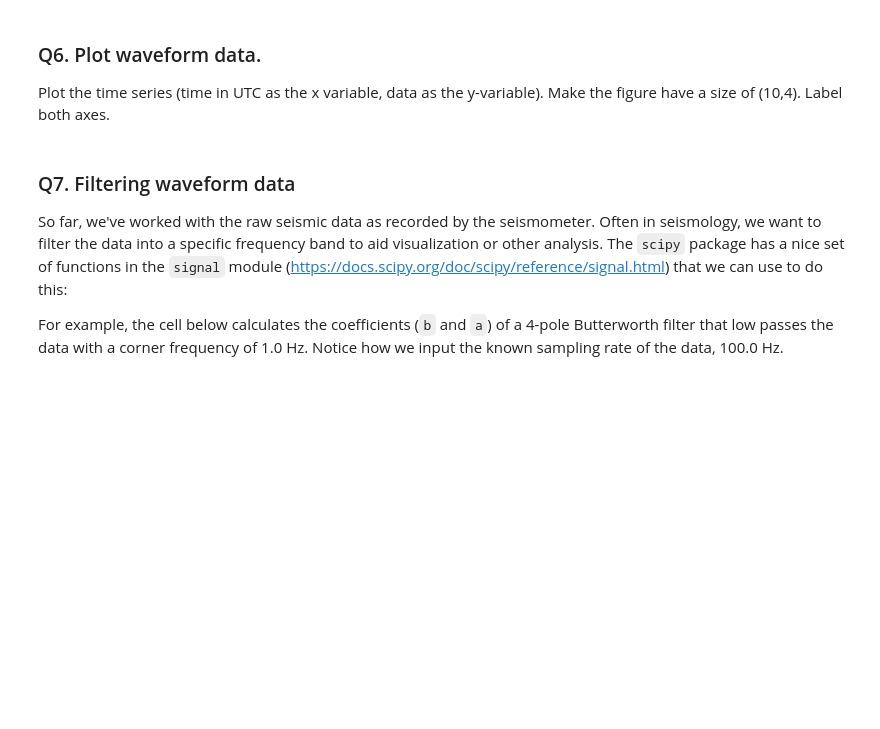
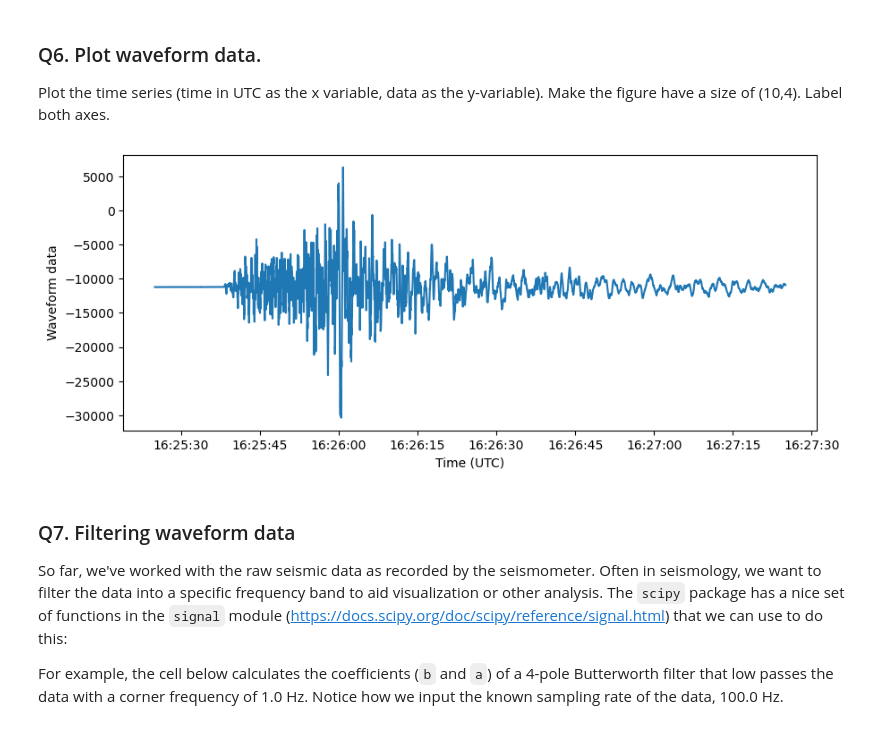
Before and after one commit to gshelor/GEOL679, a Jupyter notebook: Homework/HW7/GShelorHomework7_lectures_16-17.ipynb, the cells around one changed output. Drawn from its saved outputs; the diff is of its cells as text; code cells hidden in the pictures; blank space fills up the shorter version.

```diff
--- a/Homework/HW7/GShelorHomework7_lectures_16-17.ipynb
+++ b/Homework/HW7/GShelorHomework7_lectures_16-17.ipynb
@@ -42,3 +109,18 @@ To create a time series of data points from these lines, do the following:
 4. Append each number in sequence as an `int` to your list.
 
 At the end, convert the list into a numpy array and print its length and the first 5 values.
+# %%
+## creating empty list to store integers
+int_list = []
+
+for i in range(17, len(kumamoto)):
+    row = kumamoto[i]
+    row_strlist = row.split()
+    for x in range(len(row_strlist)):
+        num_int = int(row_strlist[x])
+        int_list.append(num_int)
+
+## converting to array
+int_array = np.asarray(int_list)
+## printing first 5 values
+print(int_array[0:5])
@@ -48,6 +132,11 @@ At the end, convert the list into a numpy array and print its length and the fir
 Make an empty `pandas DataFrame` called "wf". Add your seismic data as the first column, and add a second column with a timing array of the same length and the correct sampling rate. The time vector should start at t = 0.0 and have units of seconds.
 
 *Hint*: the time increment between points is equal to `1 / meta["fsamp"]`. This can be used as the interval in `np.arange()`, for example.
+# %%
+## creating dataframe, adding columns
+wf = pd.DataFrame()
+wf['seismic'] = int_array
+wf['time_array'] = np.arange(0.0, 120, 1/meta["fsamp"])
 # %% [markdown]
 ### Q5. Convert your time vector to UTC.
 
@@ -57,3 +146,10 @@ In Q4, you made a time vector with the right sampling rate but starting at a tim
 2. Since "tstart" is Japan's time zone, we need to subtract nine hours to convert to the standard UTC. Do this by subtracting `pd.to_timedelta(9, unit="H")` from your new column.
 
 Display your DataFrame with these updates.
+# %%
+## creating tstart column, converting time
+wf["timestamp"] = meta["tstart"] + pd.to_timedelta(wf['time_array'], unit = "s")
+wf["timestamp_utc"] = wf["timestamp"] - pd.to_timedelta(9, unit = "H")
+
+## viewing df
+wf
@@ -61,6 +171,14 @@ Display your DataFrame with these updates.
 ### Q6. Plot waveform data.
 
 Plot the time series (time in UTC as the x variable, data as the y-variable). Make the figure have a size of (10,4). Label both axes.
+# %%
+## changing figure size, plotting data
+plt.figure(figsize=(10,4))
+plt.plot(wf["timestamp_utc"], wf["seismic"])
+plt.xlabel("Time (UTC)")
+plt.ylabel("Waveform data");
+# %% [output]
+[figure, added]
 # %% [markdown]
 ### Q7. Filtering waveform data
 
```
Also changed, not shown: parts of 9 cells of this notebook, 2 other files.
